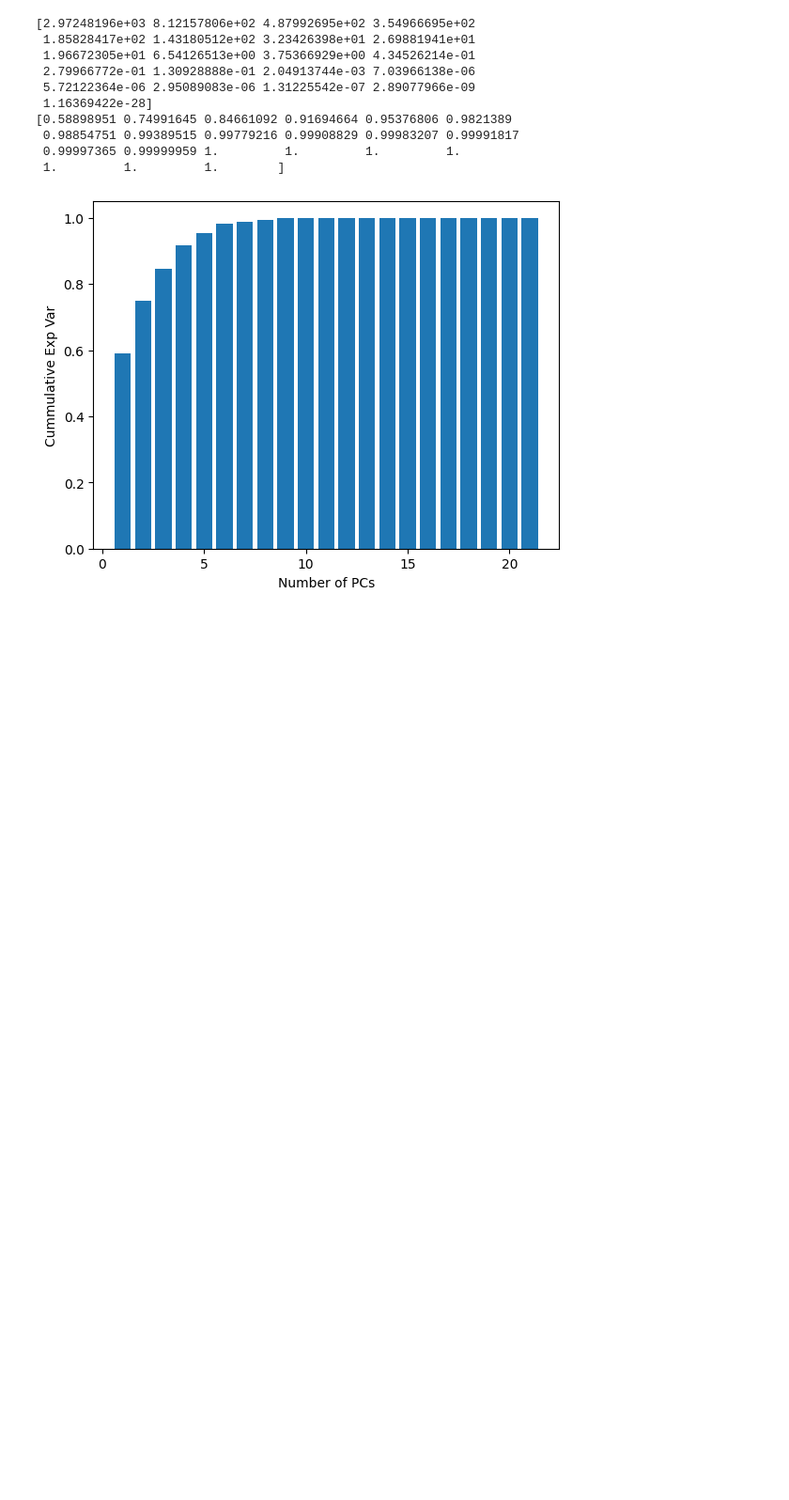
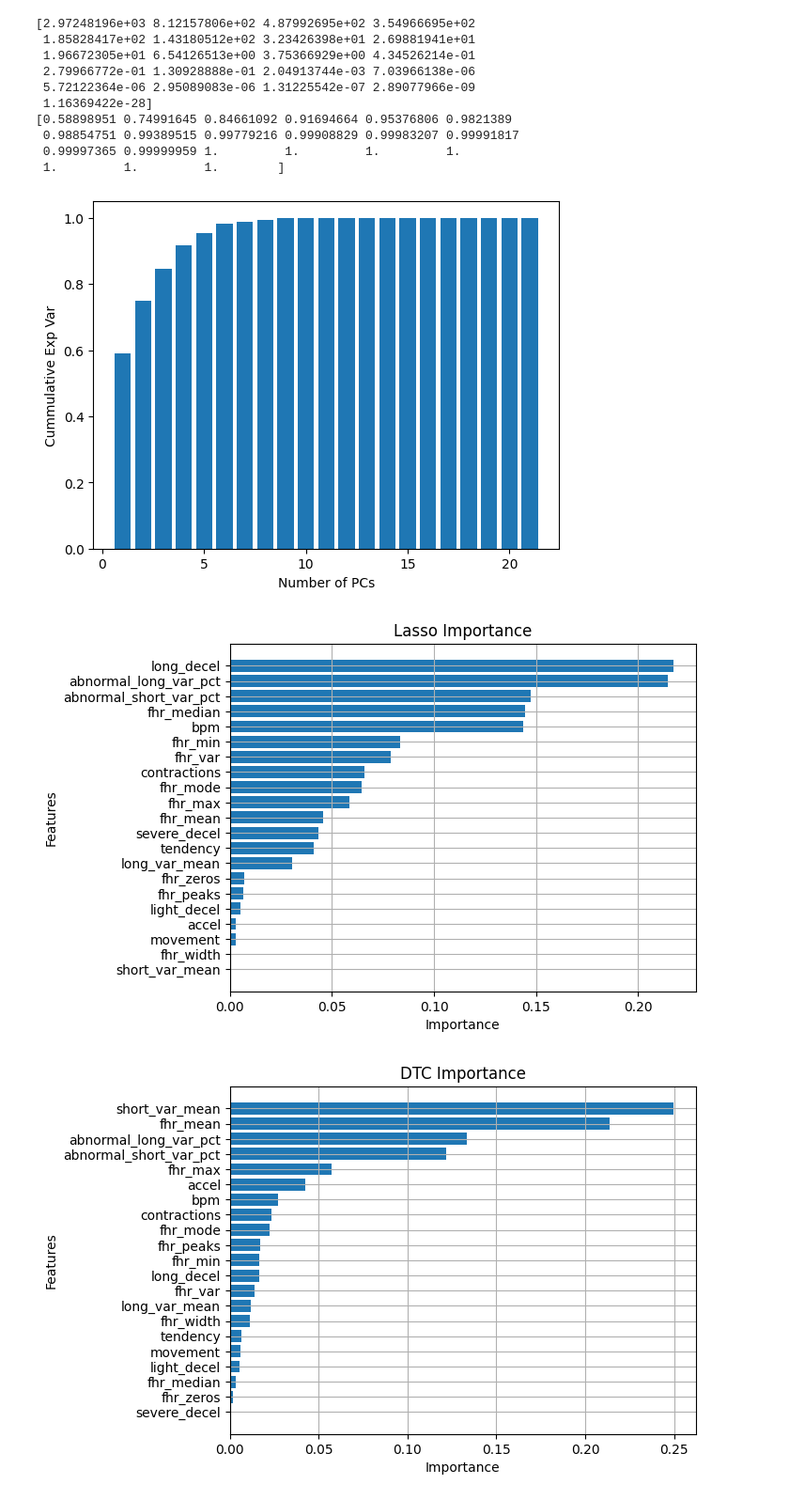
Before and after one commit to barbosaMatheus/fetal_health_classification, a Jupyter notebook: fetal_health.ipynb, the cells around one changed output. Shown at 94% size. Drawn from its saved outputs; the diff is of its cells as text; code cells hidden in the pictures; blank space fills up the shorter version.

```diff
--- a/fetal_health.ipynb
+++ b/fetal_health.ipynb
@@ -166,3 +166,31 @@ plt.show()
  0.99997365 0.99999959 1.         1.         1.         1.
  1.         1.         1.        ]
 [figure]
+# %%
+"""
+The PCA results suggest that we can reduce our input dimension,
+maybe down to 6, and still be able to explain 98% variance.
+
+We will try a LASSO model and  DecisionTree, to see how they
+weigh the feature importances. Although this is not a regression
+problem, we can fit the LASSO model because the class labels
+are numerical and ordinal.
+"""
+df = pd.read_csv("data.csv")
+
+# LASSO feature importance
+lasso = LassoCV(alphas=[0.001,0.01,0.1], n_jobs=-1, random_state=123)
+x_cols = [c for c in df.columns.values if c != "fetal_health"]
+idx = list(range(len(x_cols)))
+df.loc[:,x_cols] = StandardScaler().fit_transform(df[x_cols])
+lasso.fit(df[x_cols], df["fetal_health"])
+
+utils.plot_feature_importance(x_cols, np.abs(lasso.coef_), title="Lasso Importance")
+
+# DT feature importance
+dtc = DecisionTreeClassifier()
+dtc.fit(df[x_cols], df["fetal_health"])
+utils.plot_feature_importance(x_cols, dtc.feature_importances_, title="DTC Importance")
+# %% [output]
+[figure, added]
+[figure, added]
```
Also changed, not shown: parts of 3 cells of this notebook, 1 other file.
